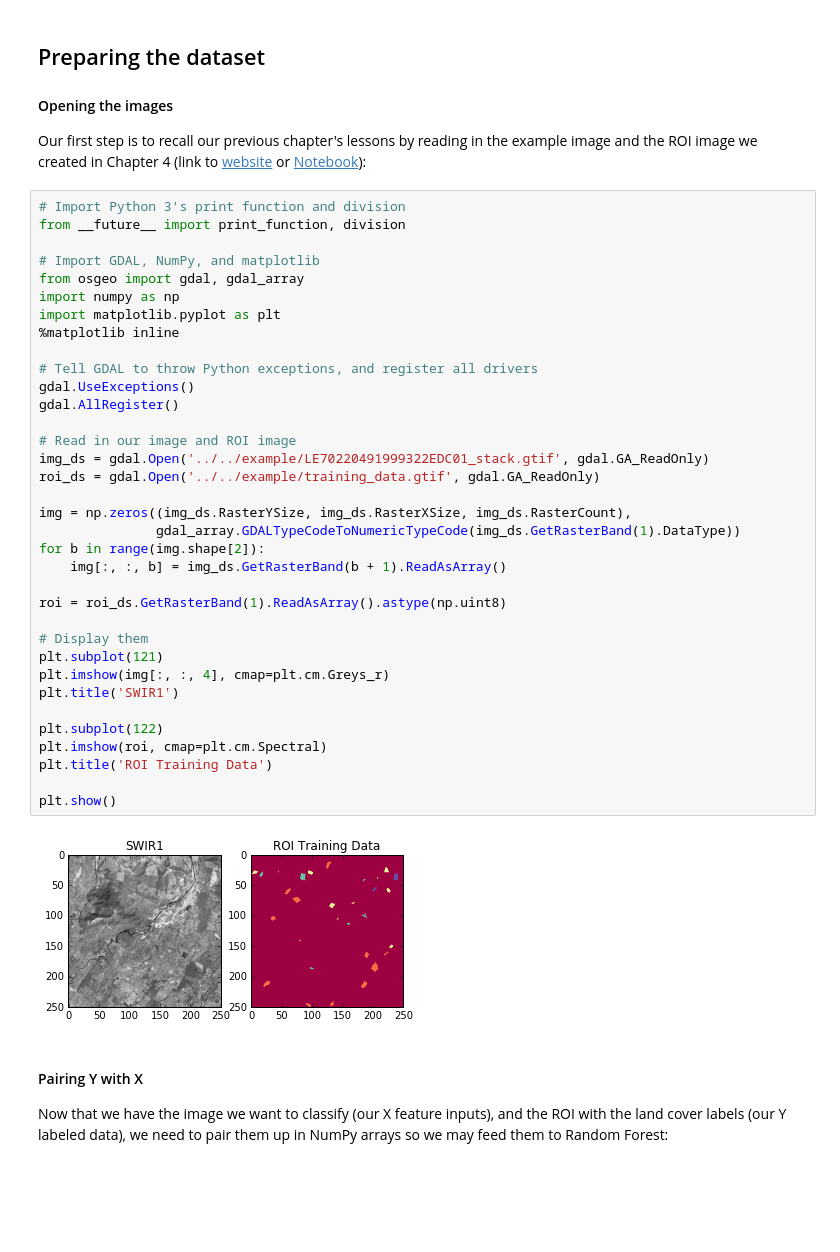
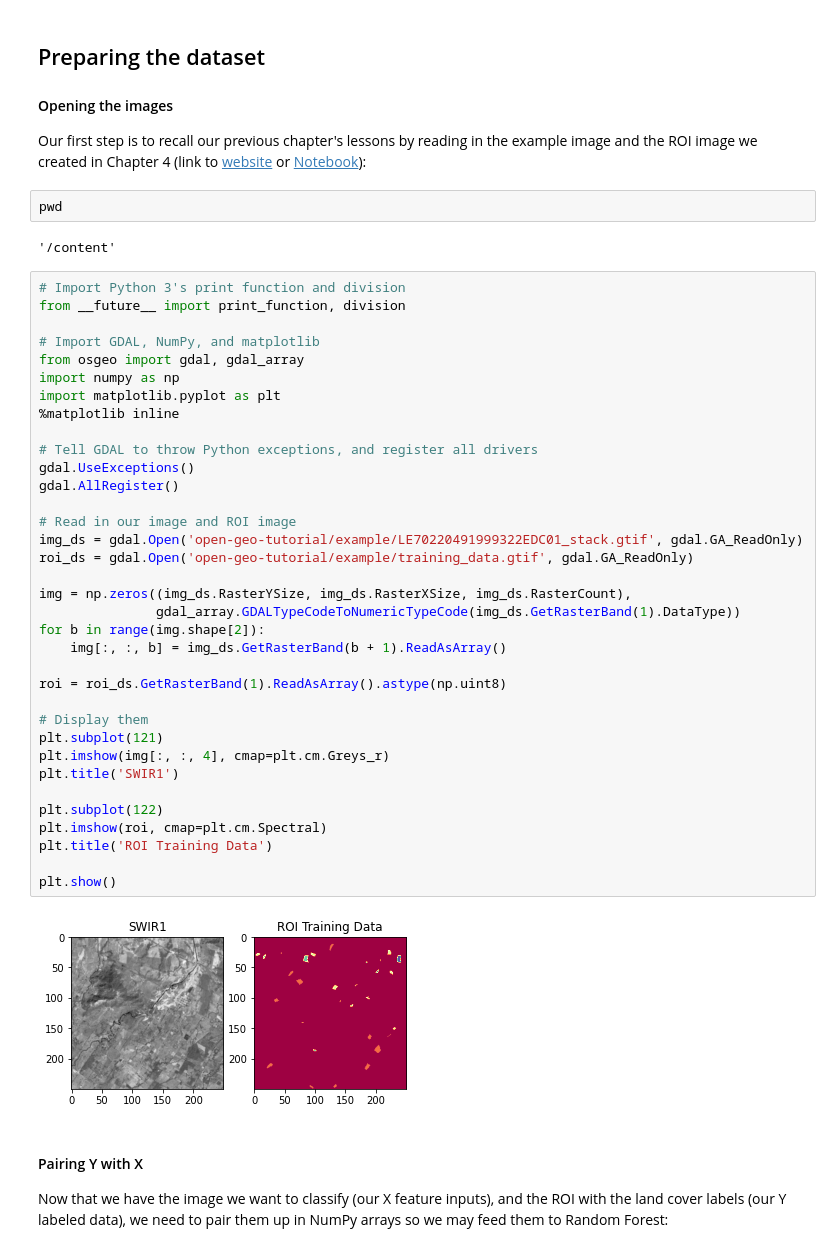
Before and after one commit to abbymwebster/open-geo-tutorial, a Jupyter notebook: Python/chapters/chapter_5_classification.ipynb, the cells around one changed output. Cells and saved outputs as stored; diff of their text form; blank space fills up the shorter version.

```diff
--- a/Python/chapters/chapter_5_classification.ipynb
+++ b/Python/chapters/chapter_5_classification.ipynb
@@ -57,6 +58,10 @@ FileNotFoundError: ignored
 ## Preparing the dataset
 #### Opening the images
 Our first step is to recall our previous chapter's lessons by reading in the example image and the ROI image we created in Chapter 4 (link to [website](chapter_4_vector.html) or [Notebook](chapter_4_vector.ipynb)):
+# %%
+pwd
+# %% [output]
+'/content'
 # %%
 # Import Python 3's print function and division
 from __future__ import print_function, division
@@ -64,36 +69,36 @@ from __future__ import print_function, division
 # Import GDAL, NumPy, and matplotlib
 from osgeo import gdal, gdal_array
 import numpy as np
 import matplotlib.pyplot as plt
 %matplotlib inline
 
 # Tell GDAL to throw Python exceptions, and register all drivers
 gdal.UseExceptions()
 gdal.AllRegister()
 
 # Read in our image and ROI image
-img_ds = gdal.Open('../../example/LE70220491999322EDC01_stack.gtif', gdal.GA_ReadOnly)
-roi_ds = gdal.Open('../../example/training_data.gtif', gdal.GA_ReadOnly)
+img_ds = gdal.Open('open-geo-tutorial/example/LE70220491999322EDC01_stack.gtif', gdal.GA_ReadOnly)
+roi_ds = gdal.Open('open-geo-tutorial/example/training_data.gtif', gdal.GA_ReadOnly)
 
 img = np.zeros((img_ds.RasterYSize, img_ds.RasterXSize, img_ds.RasterCount),
                gdal_array.GDALTypeCodeToNumericTypeCode(img_ds.GetRasterBand(1).DataType))
 for b in range(img.shape[2]):
     img[:, :, b] = img_ds.GetRasterBand(b + 1).ReadAsArray()
 
 roi = roi_ds.GetRasterBand(1).ReadAsArray().astype(np.uint8)
 
 # Display them
 plt.subplot(121)
 plt.imshow(img[:, :, 4], cmap=plt.cm.Greys_r)
 plt.title('SWIR1')
 
 plt.subplot(122)
 plt.imshow(roi, cmap=plt.cm.Spectral)
 plt.title('ROI Training Data')
 
 plt.show()
 # %% [output]
-[figure, old version]
+[figure, new version]
 # %% [markdown]
 #### Pairing Y with X
 Now that we have the image we want to classify (our X feature inputs), and the ROI with the land cover labels (our Y labeled data), we need to pair them up in NumPy arrays so we may feed them to Random Forest:
```
Also changed, not shown: parts of 1 cell of this notebook.
